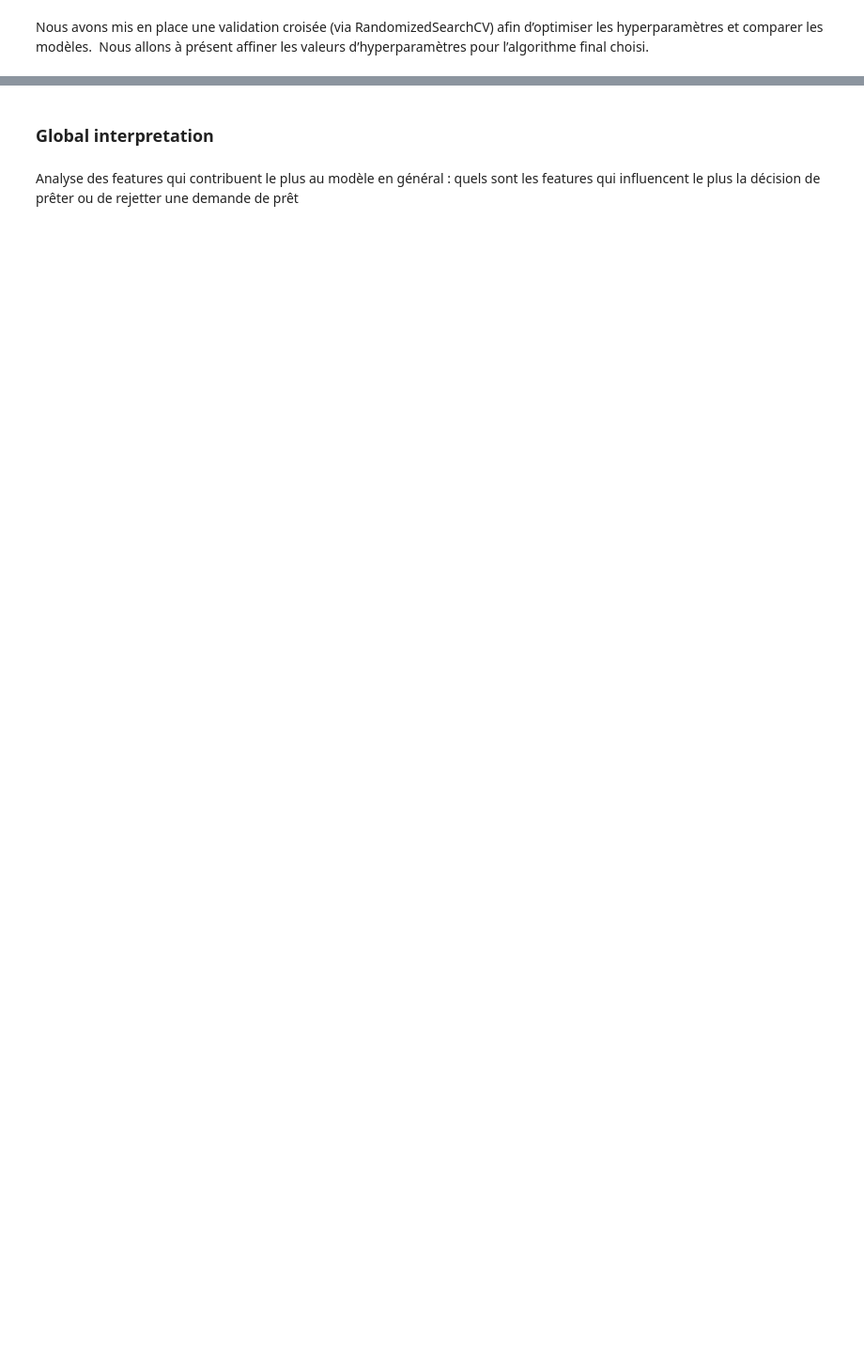
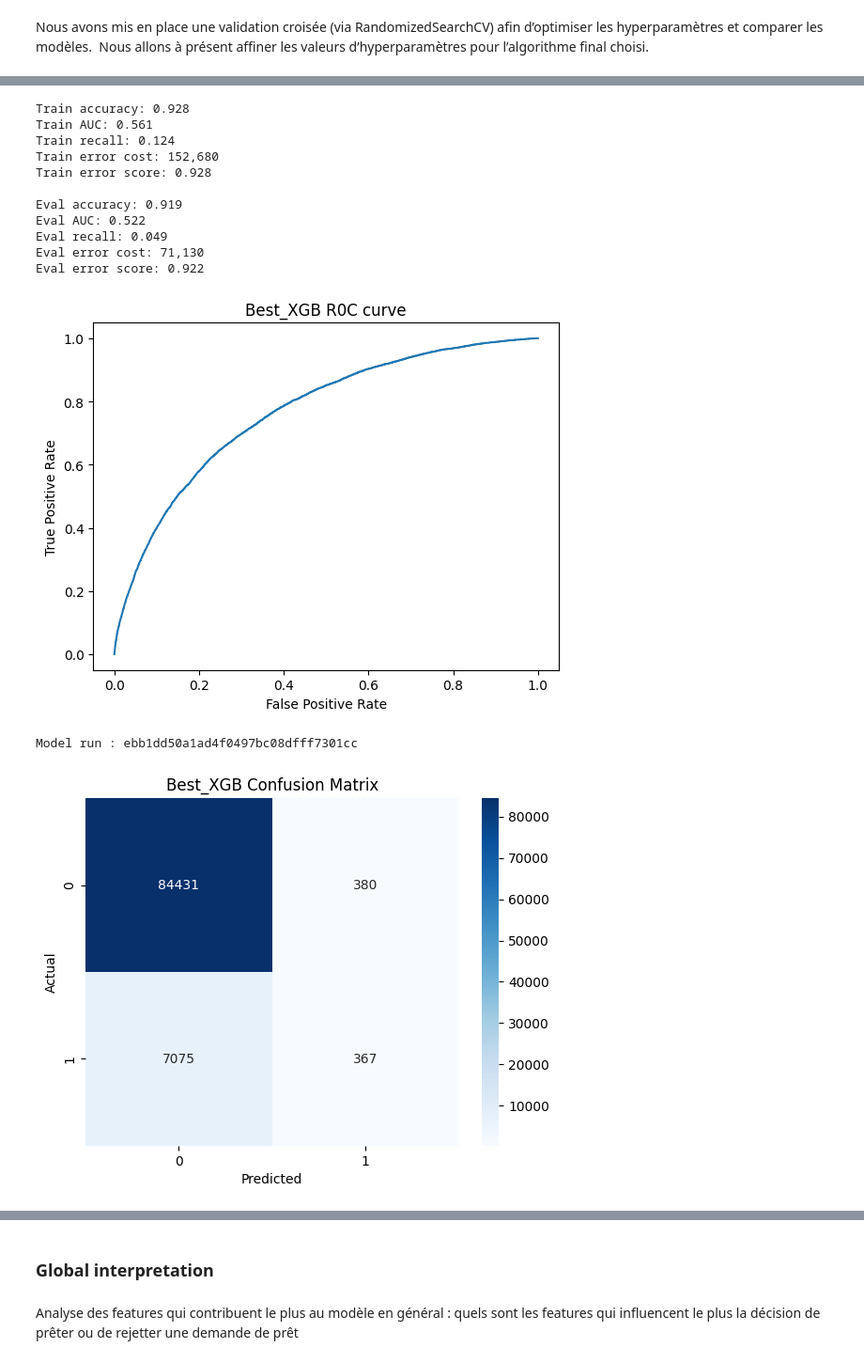
Before and after one commit to estellec18/modele_de_scoring, a Jupyter notebook: 02_Modelisation.ipynb, the cells around one changed output, grey strips where cells are left out. Shown at 94% size. Saved outputs shown, nothing was run; the diff lists cells and outputs as text; code cells hidden in the pictures; blank space fills up the shorter version.

```diff
--- a/02_Modelisation.ipynb
+++ b/02_Modelisation.ipynb
@@ -647,0 +635,17 @@ Parameters: { "class_weight" } are not used.
+# %%
+mlflow.sklearn.autolog(log_models=True)
+
+with mlflow.start_run(experiment_id=experiment.experiment_id, run_name='Random_forest') as run:
+
+    param_rdf = {'classifier__n_estimators': [50 ,100, 150],
+                  'classifier__max_depth': [10, 15, 20],
+                  'classifier__min_samples_leaf' : [100, 200, 500],
+                  'classifier__max_samples': [0.5, 0.8],
+                  }
+
+    clf_rdf = pileline_randomsearch(model=RandomForestClassifier(random_state=42),
+                              params=param_rdf)
+
+    clf_rdf.fit(X_train, y_train)
+
+#29min
@@ -814,2 +834,29 @@ L'activité d'une banque est par nature averse au risque, nous allons donc séle
 # %%
-clf_logistic_best = mlflow.sklearn.load_model("runs:/3fc3febff05442c5bc3a80ba525f0f87/best_estimator")
+xgboost_best = mlflow.sklearn.load_model("mlartifacts/323698739188100536/c75a224f31ae44929dc332a2c2874ff1/artifacts/best_estimator")
+# %%
+experiment = mlflow.get_experiment(323698739188100536) #ID for "credit_scoring_2" experiment
+with mlflow.start_run(experiment_id=experiment.experiment_id, run_name='Best_XGB'):
+    train(xgboost_best, X_train, y_train)
+    evaluate(xgboost_best, X_test, y_test, "Best_XGB")
+    predictions = xgboost_best.predict(X_train)
+    signature = infer_signature(X_train, predictions)
+    mlflow.sklearn.log_model(xgboost_best, "Best_XGB", signature=signature)
+    print("Model run :", mlflow.active_run().info.run_uuid)
+mlflow.end_run()
+
+#3m15
+# %% [output]
+Train accuracy: 0.928
+Train AUC: 0.561
+Train recall: 0.124
+Train error cost: 152,680
+Train error score: 0.928
+
+Eval accuracy: 0.919
+Eval AUC: 0.522
+Eval recall: 0.049
+Eval error cost: 71,130
+Eval error score: 0.922
+[figure, added]
+Model run : ebb1dd50a1ad4f0497bc08dfff7301cc
+[figure, added]
```
Also changed, not shown: parts of 67 cells of this notebook.
